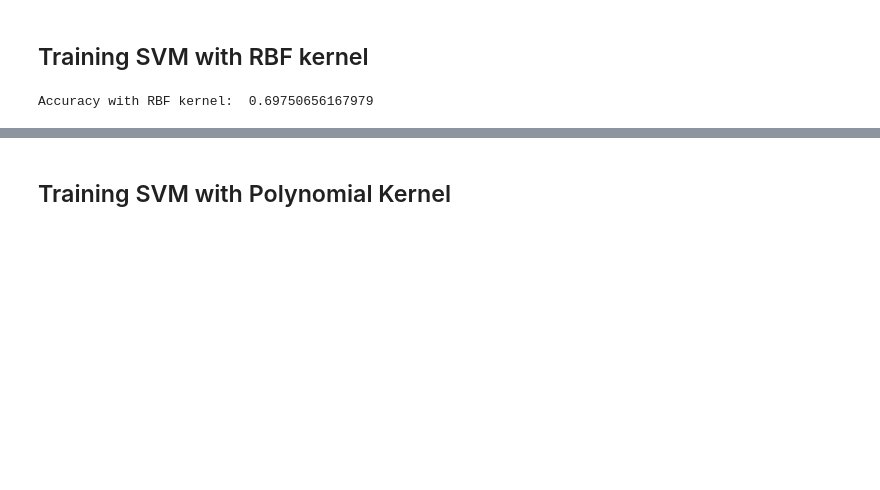
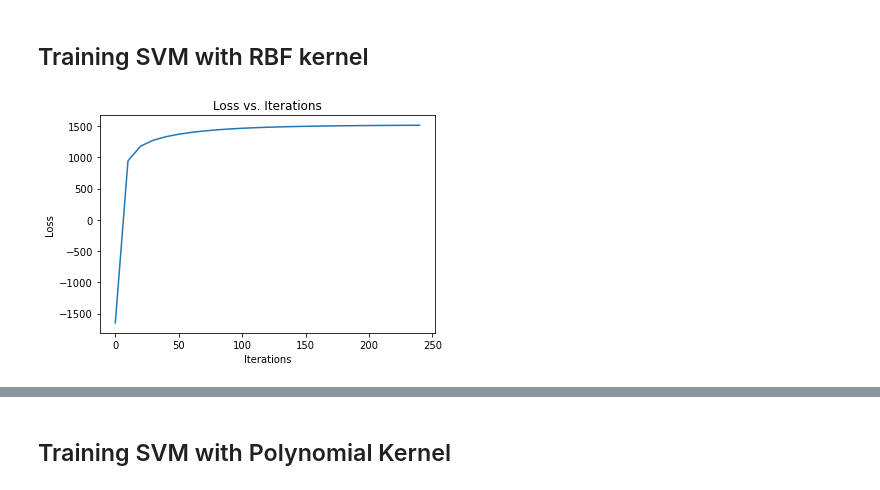
Before and after one commit to mit-riya/Phishing-URL-Detection, a Jupyter notebook: svm-url-detection.ipynb, the cells around one changed output, grey strips where cells are left out. Drawn from its saved outputs; the diff is of its cells as text; code cells hidden in the pictures; blank space fills up the shorter version.

```diff
--- a/svm-url-detection.ipynb
+++ b/svm-url-detection.ipynb
@@ -390,27 +418,45 @@ For α>0 :
 $$
 \hat{y} = \text{sign} \left( \sum \alpha_i y_i k(x_i, x_i) + b \right)
 $$
+# %%
+X_train, X_test, y_train, y_test = train_test_split(X, Y, test_size=0.45,random_state=0) # creating testing and training set
 # %%
 class SVM_Dual:
 
-    def __init__(self, kernel='poly', degree=2, sigma=0.1, epoches=1000, learning_rate= 0.001):
+    def __init__(self, kernel='poly', degree=2, sigma=1, epoches=250, learning_rate= 0.01, gamma = 0.1):
         self.alpha = None
         self.b = 0
         self.degree = degree
-        self.c = 1
+        self.c = 75
         self.C = 1
         self.sigma = sigma
         self.epoches = epoches
+        self.gamma = gamma
         self.learning_rate = learning_rate
+        self.iter = []
+        self.loss = []
 
         if kernel == 'poly':
             self.kernel = self.polynomial_kernal # for polynomial kernal
         elif kernel == 'rbf':
             self.kernel =  self.gaussian_kernal # for guassian
+        elif kernel == 'tanh':
+            self.kernel = self.tanh_kernel
+        elif kernel == 'laplace':
+            self.kernel = self.laplacian_kernel
+        elif kernel == 'cosine':
+            self.kernel = self.cosine_similarity_kernel
 
     def polynomial_kernal(self,X,Z):
         return (self.c + X.dot(Z.T))**self.degree #(c + X.y)^degree
 
+
+    def tanh_kernel(self, X, Z):
+        # Compute the dot product between X and Z
+        dot_product = X.dot(Z.T)
+        K = np.tanh(self.gamma * dot_product + self.c)
+
+        return K
 
     def gaussian_kernal(self, X,Z):
         if isinstance(X, pd.DataFrame):
@@ -418,6 +464,13 @@ class SVM_Dual:
         if isinstance(Z, pd.DataFrame):
             Z = Z.to_numpy()
         return np.exp(-(1 / self.sigma ** 2) * np.linalg.norm(X[:, np.newaxis] - Z[np.newaxis, :], axis=2) ** 2) #e ^-(1/ σ2) ||X-y|| ^2
+
+    def laplacian_kernel(self, X,Z):
+        if isinstance(X, pd.DataFrame):
+            X = X.to_numpy()
+        if isinstance(Z, pd.DataFrame):
+            Z = Z.to_numpy()
+        return np.exp(-(1 / self.sigma ) * np.linalg.norm(X[:, np.newaxis] - Z[np.newaxis, :], axis=2)) #e ^-(1/ σ2) ||X-y|| ^2
 
     def train(self,X,y):
         self.X = X
@@ -436,6 +489,9 @@ class SVM_Dual:
             self.alpha[self.alpha < 0] = 0 # 0<α<C
 
             loss = np.sum(self.alpha) - 0.5 * np.sum(np.outer(self.alpha, self.alpha) * y_mul_kernal) # ∑αi – (1/2) ∑i ∑j αi αj yi yj K(xi, xj)
+            if i%10 ==0:
+                self.iter.append(i)
+                self.loss.append(loss)
 
         alpha_index = np.where((self.alpha) > 0 & (self.alpha < self.C))[0]
 
@@ -449,9 +505,6 @@ class SVM_Dual:
     def predict(self, X):
         return np.sign(self.decision_function(X))
 
-    def score(self, X, y):
-        y_hat = self.predict(X)
-        return np.mean(y == y_hat)
 
     def decision_function(self, X):
         return (self.alpha * self.y).dot(self.kernel(self.X, X)) + self.b
@@ -463,4 +517,8 @@ svm_dual.train(X_train,y_train)
-# %%
-print("Accuracy with RBF kernel: ",svm_dual.score(X_test,y_test))
-# %% [output]
-Accuracy with RBF kernel:  0.69750656167979
+# %%
+plt.plot(svm_dual.iter, svm_dual.loss)
+plt.xlabel('Iterations')
+plt.ylabel('Loss')
+plt.title('Loss vs. Iterations')
+plt.show()
+# %% [output]
+[figure, added]
```
Also changed, not shown: parts of 41 cells of this notebook.
